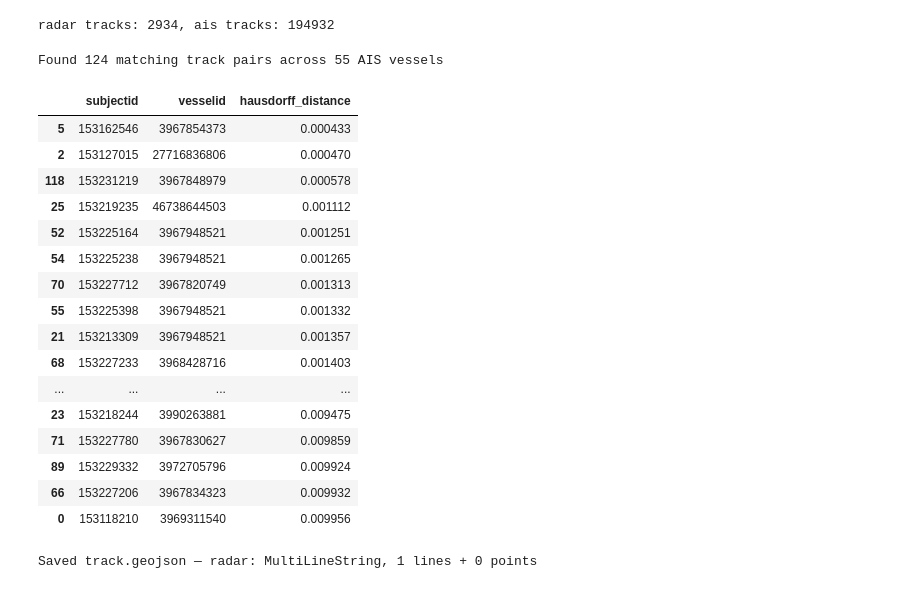
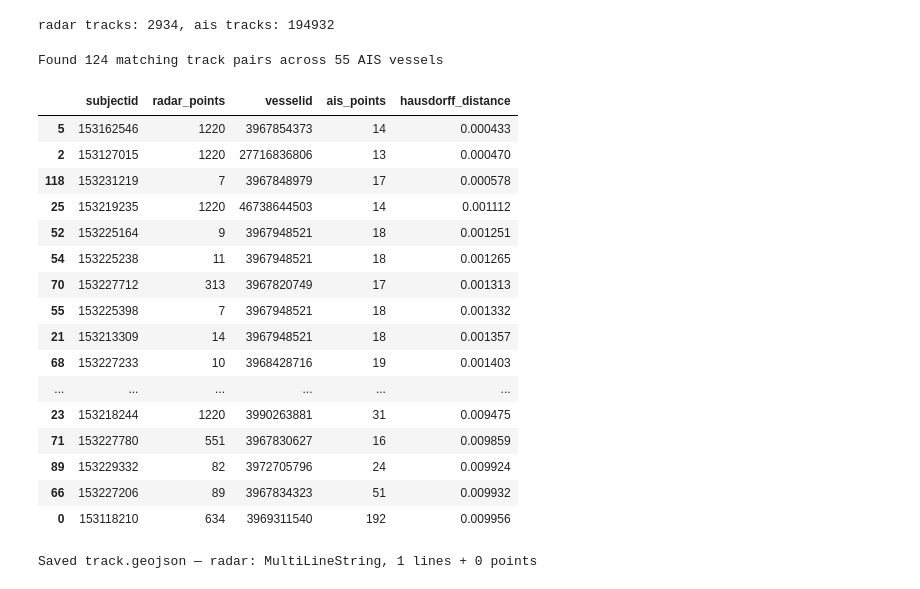
Before and after one commit to criek/boatstories, a Jupyter notebook: data_track_similar.ipynb, the cells around one changed output. Drawn from its saved outputs; the diff is of its cells as text; code cells hidden in the pictures.

```diff
--- a/data_track_similar.ipynb
+++ b/data_track_similar.ipynb
@@ -54,49 +54,54 @@ print(f"radar tracks: {len(radar_tracks)}, ais tracks: {len(ais_tracks)}")
 radar tracks: 2934, ais tracks: 194932
 # %%
 HAUSDORFF_THRESHOLD = 0.01  # degrees (~1km)
+
+radar_point_counts = radar_pos.groupby("subjectid").size()
+ais_point_counts = ais_pos.groupby("vesselid").size()
 
 ais_sindex = ais_tracks.sindex
 matches = []
 
 for subjectid, radar_geom in radar_tracks.geometry.items():
     candidate_idx = list(ais_sindex.intersection(radar_geom.bounds))
     if not candidate_idx:
         continue
 
     candidates = ais_tracks.iloc[candidate_idx]
     distances = candidates.geometry.apply(lambda g: radar_geom.hausdorff_distance(g))
 
     for vesselid, dist in distances[distances <= HAUSDORFF_THRESHOLD].items():
         matches.append({
             "subjectid": subjectid,
+            "radar_points": radar_point_counts.get(subjectid, 0),
             "vesselid": vesselid,
+            "ais_points": ais_point_counts.get(vesselid, 0),
             "hausdorff_distance": dist,
         })
 
 results = pd.DataFrame(matches).sort_values("hausdorff_distance")
 print(f"Found {len(results)} matching track pairs across {results['vesselid'].nunique()} AIS vessels")
 
 pd.set_option("display.max_rows", None)
 results
 # %% [output]
 Found 124 matching track pairs across 55 AIS vessels
-|  | subjectid | vesselid | hausdorff_distance |
-| 5 | 153162546 | 3967854373 | 0.000433 |
-| 2 | 153127015 | 27716836806 | 0.000470 |
-| 118 | 153231219 | 3967848979 | 0.000578 |
-| 25 | 153219235 | 46738644503 | 0.001112 |
-| 52 | 153225164 | 3967948521 | 0.001251 |
-| 54 | 153225238 | 3967948521 | 0.001265 |
-| 70 | 153227712 | 3967820749 | 0.001313 |
-| 55 | 153225398 | 3967948521 | 0.001332 |
-| 21 | 153213309 | 3967948521 | 0.001357 |
-| 68 | 153227233 | 3968428716 | 0.001403 |
-| ... | ... | ... | ... |
-| 23 | 153218244 | 3990263881 | 0.009475 |
-| 71 | 153227780 | 3967830627 | 0.009859 |
-| 89 | 153229332 | 3972705796 | 0.009924 |
-| 66 | 153227206 | 3967834323 | 0.009932 |
-| 0 | 153118210 | 3969311540 | 0.009956 |
+|  | subjectid | radar_points | vesselid | ais_points | hausdorff_distance |
+| 5 | 153162546 | 1220 | 3967854373 | 14 | 0.000433 |
+| 2 | 153127015 | 1220 | 27716836806 | 13 | 0.000470 |
+| 118 | 153231219 | 7 | 3967848979 | 17 | 0.000578 |
+| 25 | 153219235 | 1220 | 46738644503 | 14 | 0.001112 |
+| 52 | 153225164 | 9 | 3967948521 | 18 | 0.001251 |
+| 54 | 153225238 | 11 | 3967948521 | 18 | 0.001265 |
+| 70 | 153227712 | 313 | 3967820749 | 17 | 0.001313 |
+| 55 | 153225398 | 7 | 3967948521 | 18 | 0.001332 |
+| 21 | 153213309 | 14 | 3967948521 | 18 | 0.001357 |
+| 68 | 153227233 | 10 | 3968428716 | 19 | 0.001403 |
+| ... | ... | ... | ... | ... | ... |
+| 23 | 153218244 | 1220 | 3990263881 | 31 | 0.009475 |
+| 71 | 153227780 | 551 | 3967830627 | 16 | 0.009859 |
+| 89 | 153229332 | 82 | 3972705796 | 24 | 0.009924 |
+| 66 | 153227206 | 89 | 3967834323 | 51 | 0.009932 |
+| 0 | 153118210 | 634 | 3969311540 | 192 | 0.009956 |
 # %%
 import json
 from shapely.geometry import MultiLineString, MultiPoint
```
Also changed, not shown: parts of 1 cell of this notebook, 18 other files.
